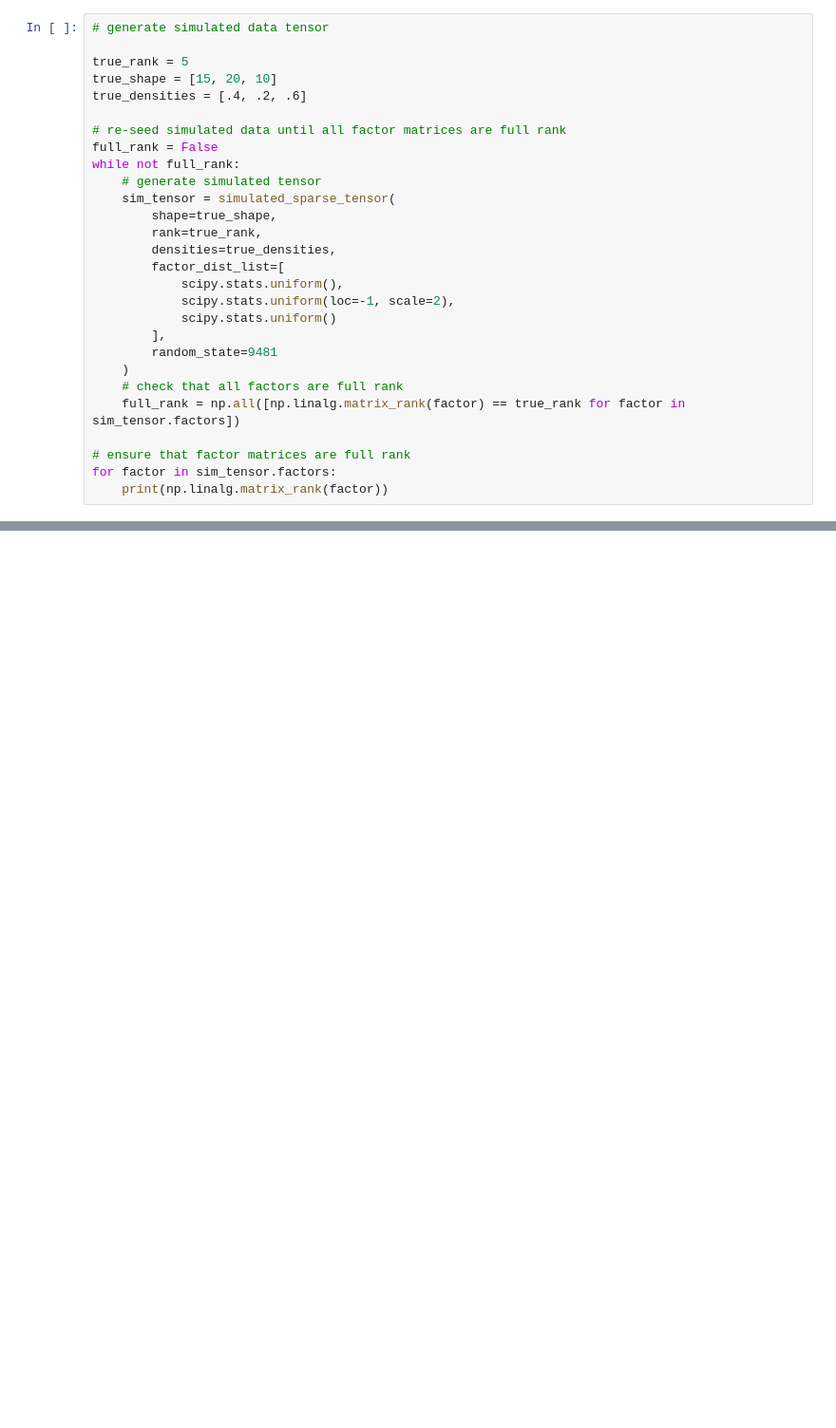
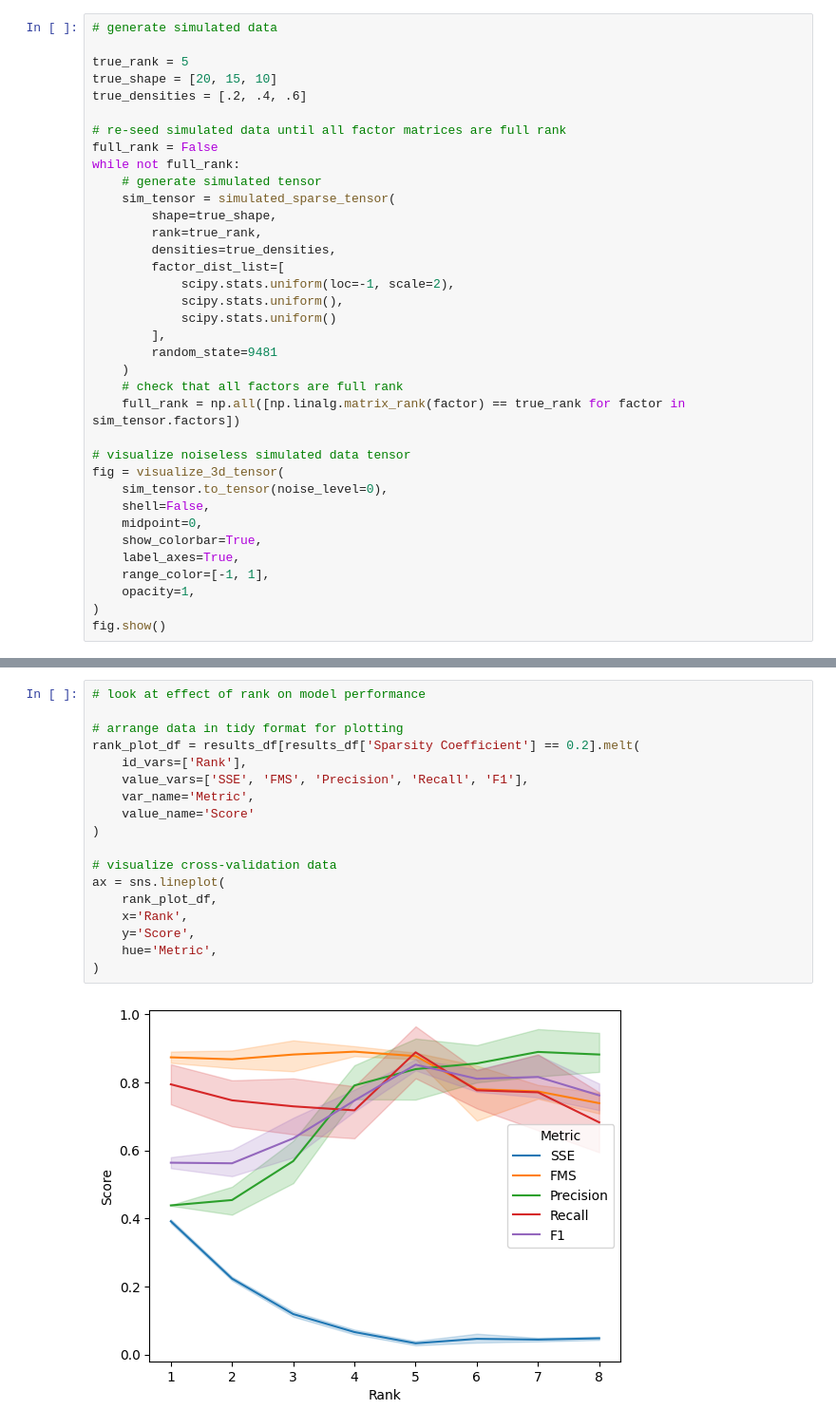
Before and after one commit to blasks/barnacle, a Jupyter notebook: docs/notebooks/evaluate-model.ipynb, the cells around one changed output, grey strips where cells are left out. Shown: that part at 95% size. Saved outputs shown, nothing was run; the diff lists cells and outputs as text; blank space fills up the shorter version.

```diff
--- a/docs/notebooks/evaluate-model.ipynb
+++ b/docs/notebooks/evaluate-model.ipynb
@@ -16,9 +43,9 @@ from barnacle import (
 # %%
-# generate simulated data tensor
+# generate simulated data
 
 true_rank = 5
-true_shape = [15, 20, 10]
-true_densities = [.4, .2, .6]
+true_shape = [20, 15, 10]
+true_densities = [.2, .4, .6]
 
 # re-seed simulated data until all factor matrices are full rank
 full_rank = False
@@ -29,8 +56,8 @@ while not full_rank:
         rank=true_rank,
         densities=true_densities,
         factor_dist_list=[
+            scipy.stats.uniform(loc=-1, scale=2),
             scipy.stats.uniform(),
-            scipy.stats.uniform(loc=-1, scale=2),
             scipy.stats.uniform()
         ],
         random_state=9481
@@ -38,7 +65,15 @@ while not full_rank:
     # check that all factors are full rank
     full_rank = np.all([np.linalg.matrix_rank(factor) == true_rank for factor in sim_tensor.factors])
 
-# ensure that factor matrices are full rank
-for factor in sim_tensor.factors:
-    print(np.linalg.matrix_rank(factor))
+# visualize noiseless simulated data tensor
+fig = visualize_3d_tensor(
+    sim_tensor.to_tensor(noise_level=0),
+    shell=False,
+    midpoint=0,
+    show_colorbar=True,
+    label_axes=True,
+    range_color=[-1, 1],
+    opacity=1,
+)
+fig.show()
 # %% [output]
@@ -47,0 +164,20 @@ for factor in sim_tensor.factors:
+# %%
+# look at effect of rank on model performance
+
+# arrange data in tidy format for plotting
+rank_plot_df = results_df[results_df['Sparsity Coefficient'] == 0.2].melt(
+    id_vars=['Rank'],
+    value_vars=['SSE', 'FMS', 'Precision', 'Recall', 'F1'],
+    var_name='Metric',
+    value_name='Score'
+)
+
+# visualize cross-validation data
+ax = sns.lineplot(
+    rank_plot_df,
+    x='Rank',
+    y='Score',
+    hue='Metric',
+)
+# %% [output]
+[figure, added]
```
Also changed, not shown: parts of 10 cells of this notebook.
